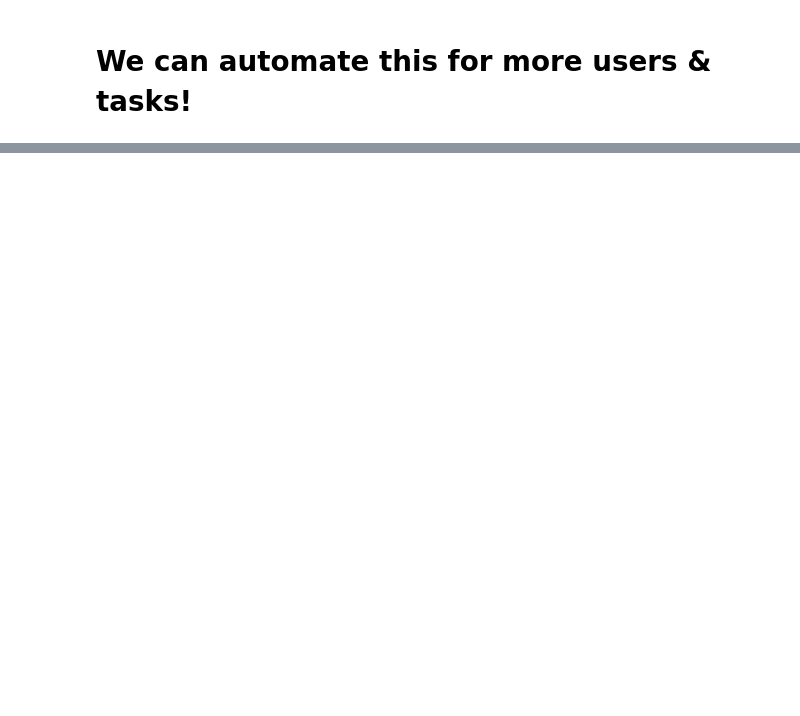
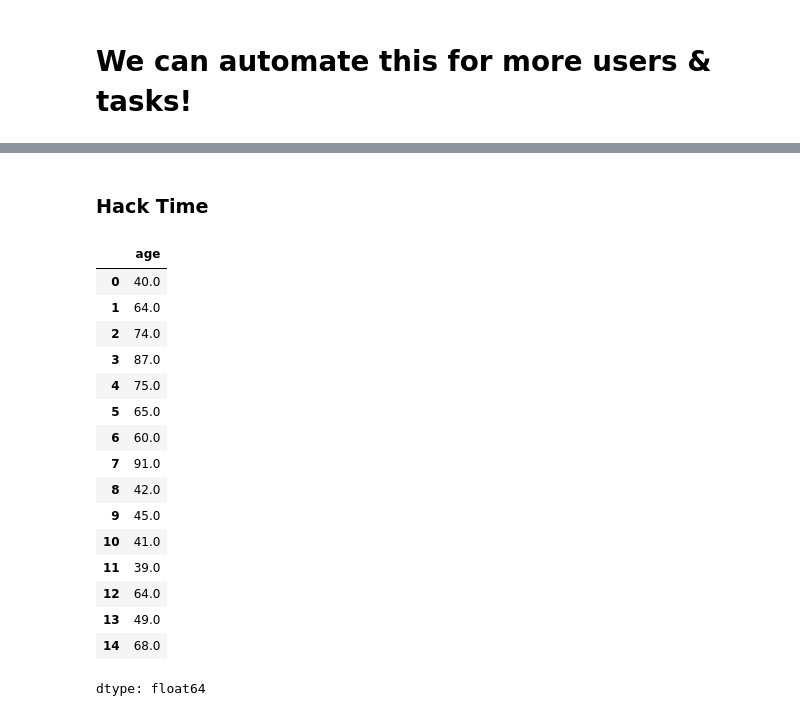
Before and after one commit to mickaeltemporao/workshop-ai-augmented-data, a Jupyter notebook: notebooks/03-ai-driven-data-augmentation.ipynb, the cells around one changed output, grey strips where cells are left out. Saved outputs shown, nothing was run; the diff lists cells and outputs as text; code cells hidden in the pictures; blank space fills up the shorter version.

```diff
--- a/notebooks/03-ai-driven-data-augmentation.ipynb
+++ b/notebooks/03-ai-driven-data-augmentation.ipynb
@@ -227,0 +343,23 @@ alt.Chart(df).mark_bar().encode(
+# %% [markdown]
+### Hack Time
+# %%
+# How did age perform?
+df['age']
+# %% [output]
+|  | age |
+| 0 | 40.0 |
+| 1 | 64.0 |
+| 2 | 74.0 |
+| 3 | 87.0 |
+| 4 | 75.0 |
+| 5 | 65.0 |
+| 6 | 60.0 |
+| 7 | 91.0 |
+| 8 | 42.0 |
+| 9 | 45.0 |
+| 10 | 41.0 |
+| 11 | 39.0 |
+| 12 | 64.0 |
+| 13 | 49.0 |
+| 14 | 68.0 |
+dtype: float64
```
Also changed, not shown: parts of 24 cells of this notebook.
